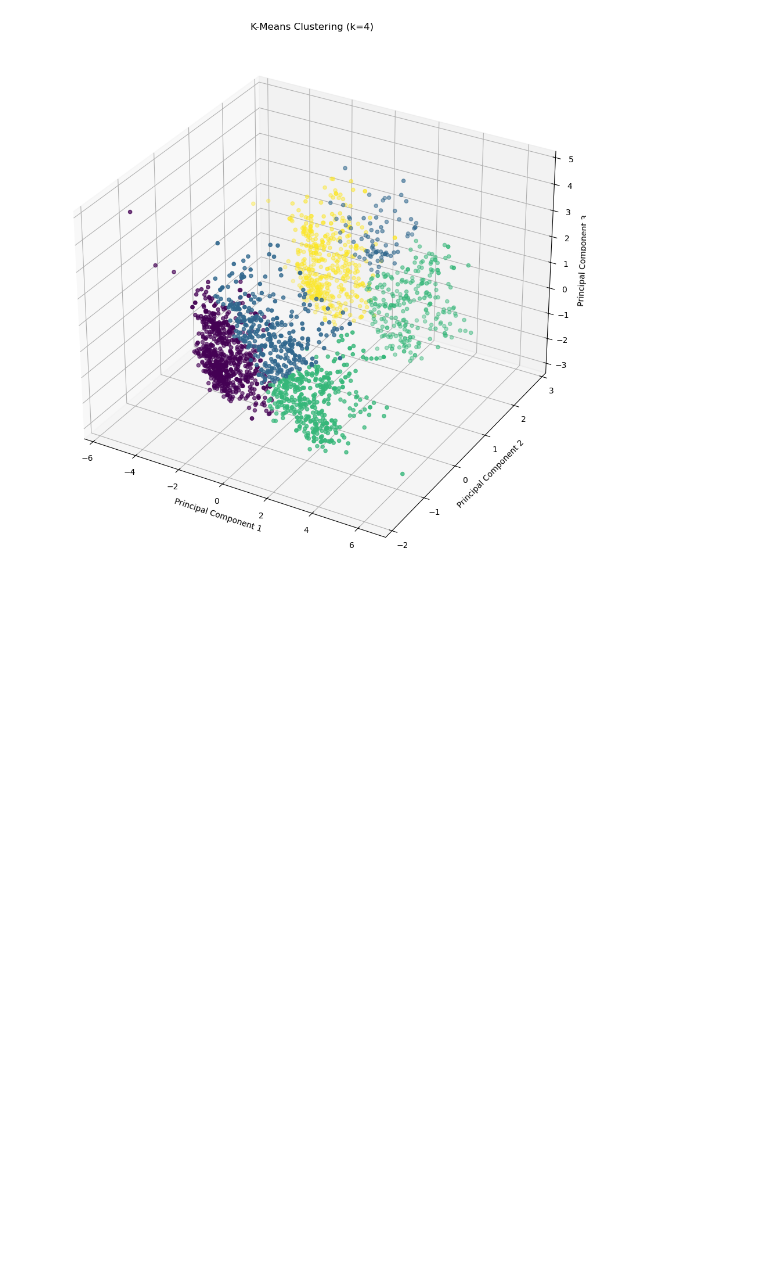
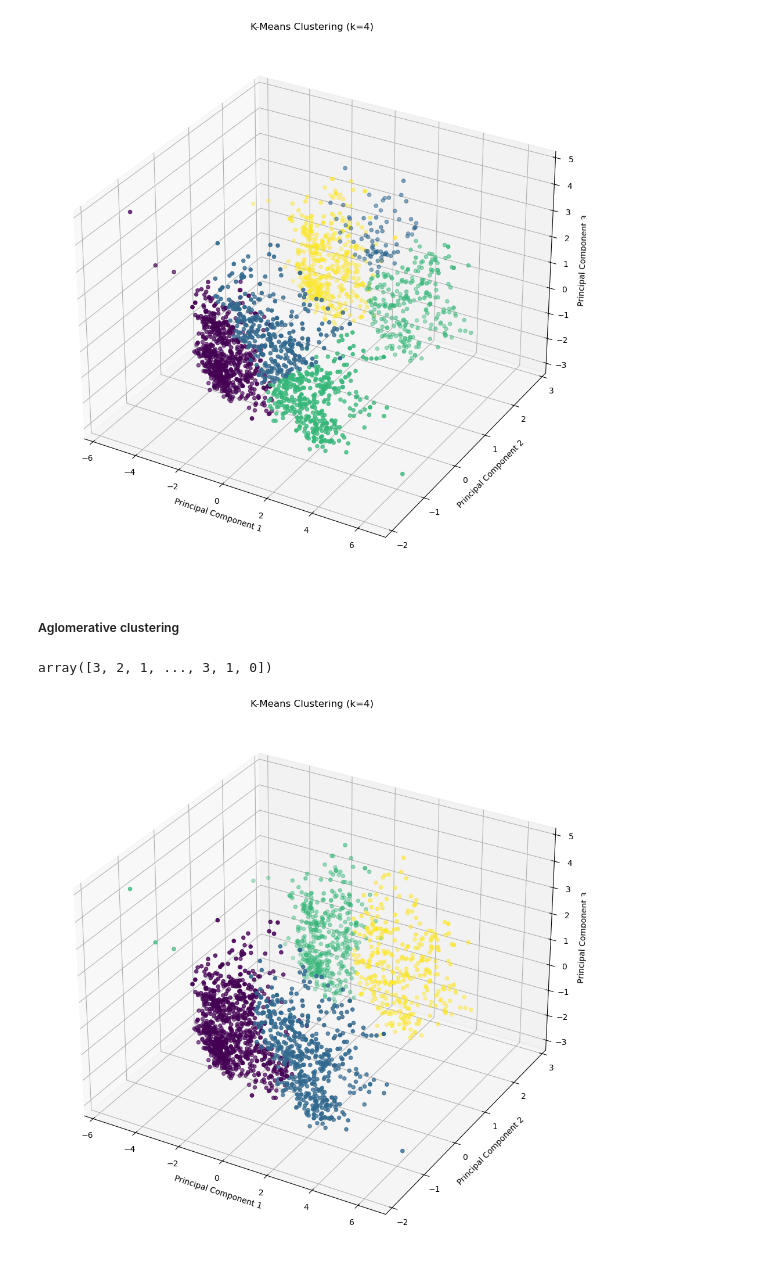
Before and after one commit to dilliram-code/Smart-cart-clustering-system, a Jupyter notebook: Data_cleaning/smart_cart_clustering.ipynb, the cells around one changed output. Saved outputs shown, nothing was run; the diff lists cells and outputs as text; code cells hidden in the pictures; blank space fills up the shorter version.

Commit message:
apply agglomerative clustering

```diff
--- a/Data_cleaning/smart_cart_clustering.ipynb
+++ b/Data_cleaning/smart_cart_clustering.ipynb
@@ -543,3 +543,24 @@ ax.set_zlabel("Principal Component 3")
 plt.show()
 # %% [output]
 [figure]
+# %% [markdown]
+##### Aglomerative clustering
+# %%
+from sklearn.cluster import AgglomerativeClustering
+agg_clf = AgglomerativeClustering(n_clusters=4, linkage="ward")
+labels_agg = agg_clf.fit_predict(X_pca)
+labels_agg
+# %% [output]
+array([3, 2, 1, ..., 3, 1, 0])
+# %%
+# plot
+fig = plt.figure(figsize=(14, 12))
+ax = fig.add_subplot(111, projection='3d')
+ax.scatter(X_pca[:, 0], X_pca[:, 1], X_pca[:, 2], c=labels_agg)
+ax.set_title("K-Means Clustering (k=4)")
+ax.set_xlabel("Principal Component 1")
+ax.set_ylabel("Principal Component 2")
+ax.set_zlabel("Principal Component 3")
+plt.show()
+# %% [output]
+[figure, added]
```
